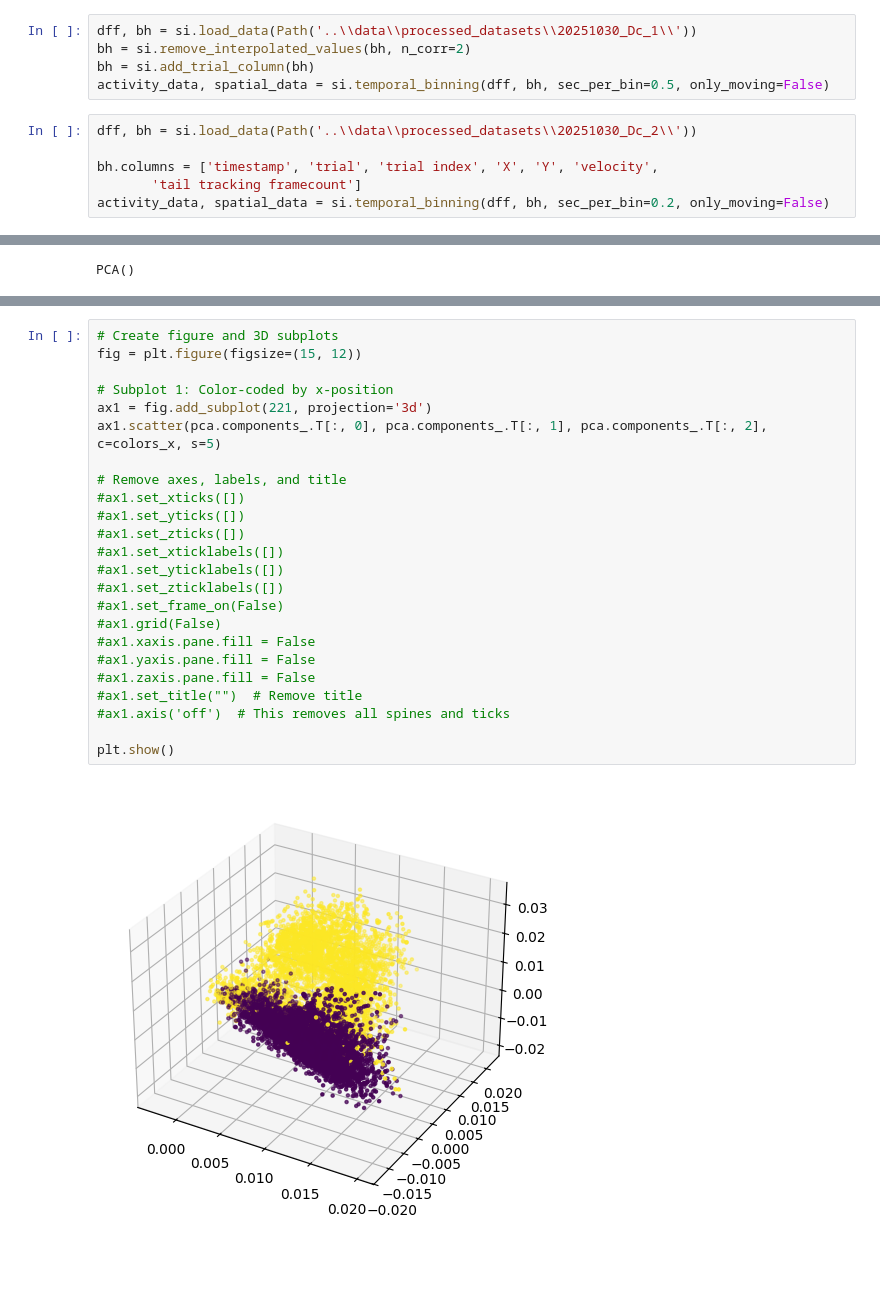
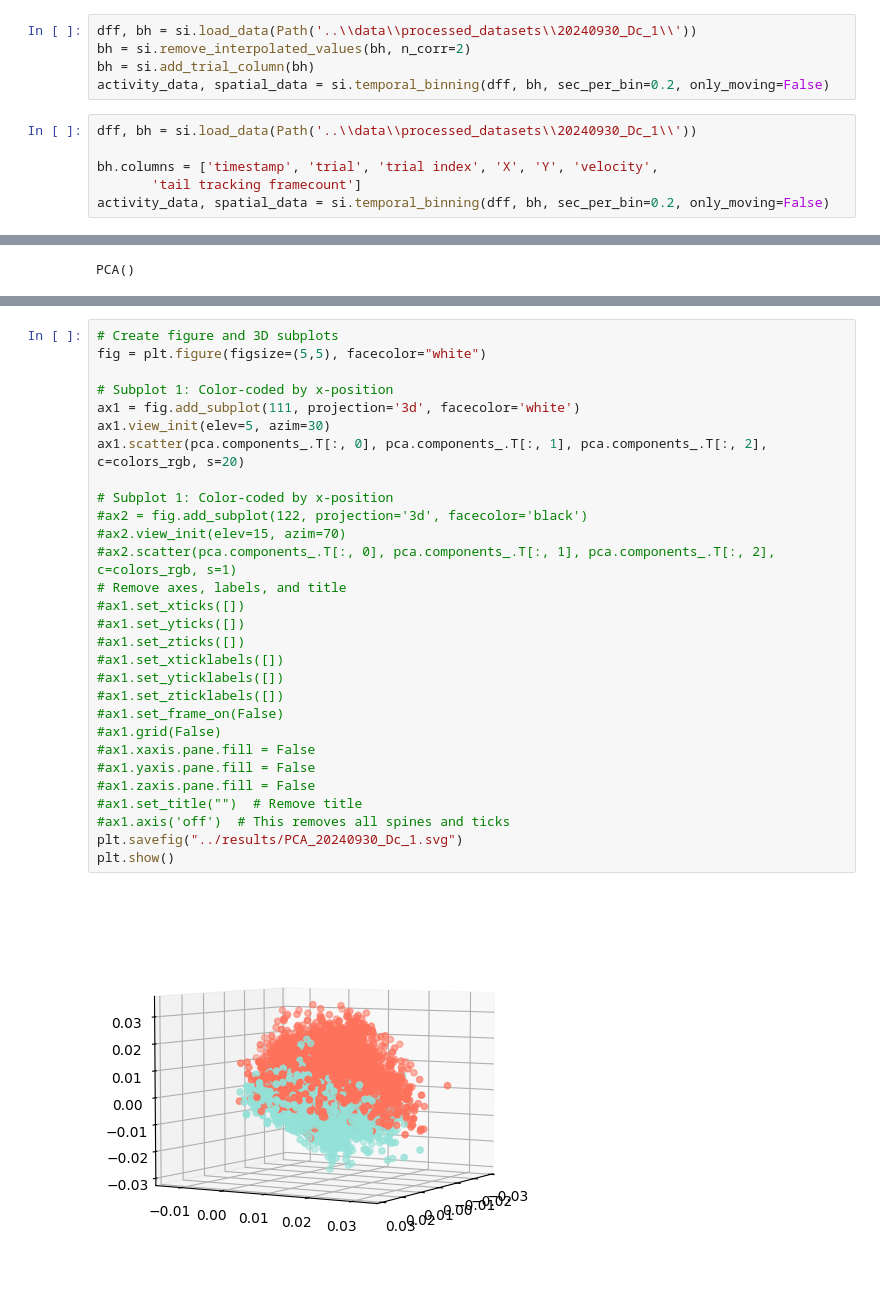
Before and after one commit to Anneser/SpatialInformation, a Jupyter notebook: scripts/04_DimensionalityAnalysis.ipynb, the cells around one changed output, grey strips where cells are left out. Saved outputs shown, nothing was run; the diff lists cells and outputs as text; blank space fills up the shorter version.

```diff
--- a/scripts/04_DimensionalityAnalysis.ipynb
+++ b/scripts/04_DimensionalityAnalysis.ipynb
@@ -98,12 +98,12 @@ df
 # %% [markdown]
 ## LOAD DATA
 # %%
-dff, bh = si.load_data(Path('..\\data\\processed_datasets\\20251030_Dc_1\\'))
+dff, bh = si.load_data(Path('..\\data\\processed_datasets\\20240930_Dc_1\\'))
 bh = si.remove_interpolated_values(bh, n_corr=2)
 bh = si.add_trial_column(bh)
-activity_data, spatial_data = si.temporal_binning(dff, bh, sec_per_bin=0.5, only_moving=False)
+activity_data, spatial_data = si.temporal_binning(dff, bh, sec_per_bin=0.2, only_moving=False)
 # %%
-dff, bh = si.load_data(Path('..\\data\\processed_datasets\\20251030_Dc_2\\'))
+dff, bh = si.load_data(Path('..\\data\\processed_datasets\\20240930_Dc_1\\'))
 
 bh.columns = ['timestamp', 'trial', 'trial index', 'X', 'Y', 'velocity',
        'tail tracking framecount']
@@ -389,26 +389,31 @@ Text(0, 0.5, 'explained variance ratio')
 # %%
 # Create figure and 3D subplots
-fig = plt.figure(figsize=(15, 12))
+fig = plt.figure(figsize=(5,5), facecolor="white")
 
 # Subplot 1: Color-coded by x-position
-ax1 = fig.add_subplot(221, projection='3d')
-ax1.scatter(pca.components_.T[:, 0], pca.components_.T[:, 1], pca.components_.T[:, 2], c=colors_x, s=5)
+ax1 = fig.add_subplot(111, projection='3d', facecolor='white')
+ax1.view_init(elev=5, azim=30)
+ax1.scatter(pca.components_.T[:, 0], pca.components_.T[:, 1], pca.components_.T[:, 2], c=colors_rgb, s=20)
 
+# Subplot 1: Color-coded by x-position
+#ax2 = fig.add_subplot(122, projection='3d', facecolor='black')
+#ax2.view_init(elev=15, azim=70)
+#ax2.scatter(pca.components_.T[:, 0], pca.components_.T[:, 1], pca.components_.T[:, 2], c=colors_rgb, s=1)
 # Remove axes, labels, and title
 #ax1.set_xticks([])
 #ax1.set_yticks([])
 #ax1.set_zticks([])
 #ax1.set_xticklabels([])
 #ax1.set_yticklabels([])
 #ax1.set_zticklabels([])
 #ax1.set_frame_on(False)
 #ax1.grid(False)
 #ax1.xaxis.pane.fill = False
 #ax1.yaxis.pane.fill = False
 #ax1.zaxis.pane.fill = False
 #ax1.set_title("")  # Remove title
 #ax1.axis('off')  # This removes all spines and ticks
-
+plt.savefig("../results/PCA_20240930_Dc_1.svg")
 plt.show()
 # %% [output]
-[figure, old version]
+[figure, new version]
```
Also changed, not shown: parts of 12 cells of this notebook, 10 other files.
